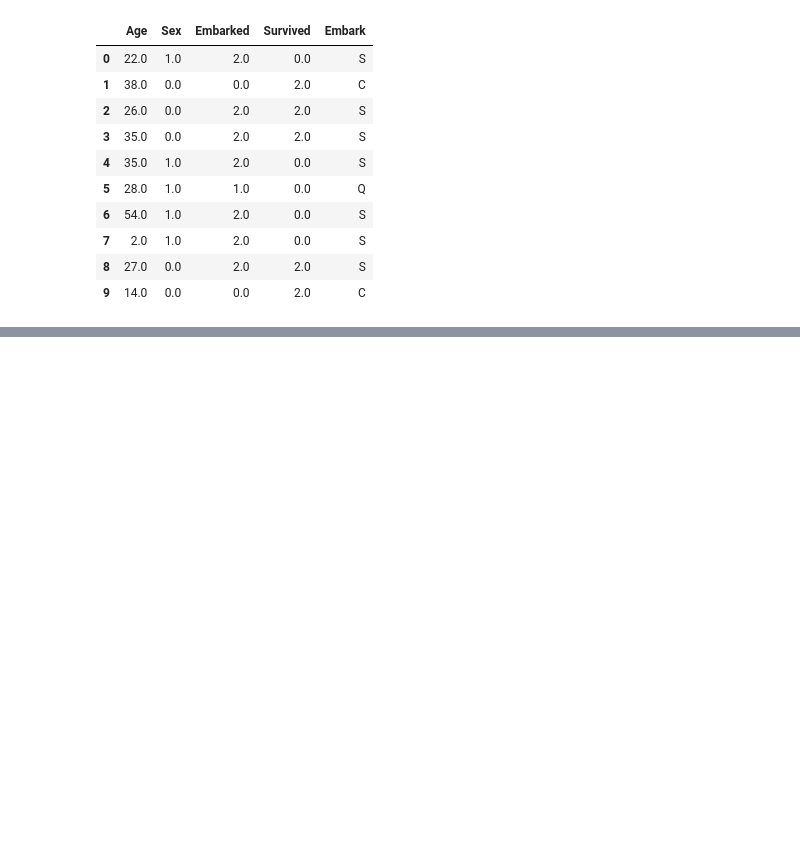
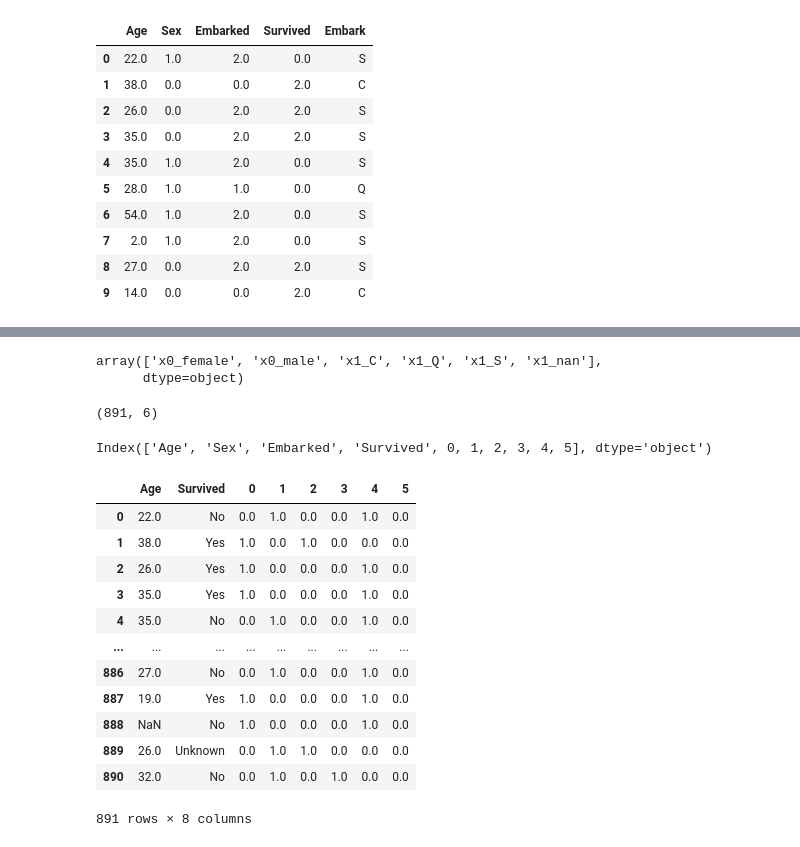
Before and after one commit to Dream-Runner-Yu/---, a Jupyter notebook: 日常机器学习-sklearn/cc_sklearn/feature_pregressing.ipynb, the cells around one changed output, grey strips where cells are left out. Saved outputs shown, nothing was run; the diff lists cells and outputs as text; code cells hidden in the pictures; blank space fills up the shorter version.

```diff
--- a/日常机器学习-sklearn/cc_sklearn/feature_pregressing.ipynb
+++ b/日常机器学习-sklearn/cc_sklearn/feature_pregressing.ipynb
@@ -253,0 +306,32 @@ data_.head(10)
+# %%
+# 字段
+enc.get_feature_names()
+# %% [output]
+array(['x0_female', 'x0_male', 'x1_C', 'x1_Q', 'x1_S', 'x1_nan'],
+      dtype=object)
+# %%
+result.shape
+# %% [output]
+(891, 6)
+# %%
+newdata.columns
+# %% [output]
+Index(['Age', 'Sex', 'Embarked', 'Survived', 0, 1, 2, 3, 4, 5], dtype='object')
+# %%
+newdata.drop(["Sex","Embarked"], axis=1, inplace=True)
+# %%
+newdata
+# %% [output]
+|  | Age | Survived | 0 | 1 | 2 | 3 | 4 | 5 |
+| 0 | 22.0 | No | 0.0 | 1.0 | 0.0 | 0.0 | 1.0 | 0.0 |
+| 1 | 38.0 | Yes | 1.0 | 0.0 | 1.0 | 0.0 | 0.0 | 0.0 |
+| 2 | 26.0 | Yes | 1.0 | 0.0 | 0.0 | 0.0 | 1.0 | 0.0 |
+| 3 | 35.0 | Yes | 1.0 | 0.0 | 0.0 | 0.0 | 1.0 | 0.0 |
+| 4 | 35.0 | No | 0.0 | 1.0 | 0.0 | 0.0 | 1.0 | 0.0 |
+| ... | ... | ... | ... | ... | ... | ... | ... | ... |
+| 886 | 27.0 | No | 0.0 | 1.0 | 0.0 | 0.0 | 1.0 | 0.0 |
+| 887 | 19.0 | Yes | 1.0 | 0.0 | 0.0 | 0.0 | 1.0 | 0.0 |
+| 888 | NaN | No | 1.0 | 0.0 | 0.0 | 0.0 | 1.0 | 0.0 |
+| 889 | 26.0 | Unknown | 0.0 | 1.0 | 1.0 | 0.0 | 0.0 | 0.0 |
+| 890 | 32.0 | No | 0.0 | 1.0 | 0.0 | 1.0 | 0.0 | 0.0 |
+891 rows × 8 columns
```
Also changed, not shown: parts of 15 cells of this notebook, 14 other files.
